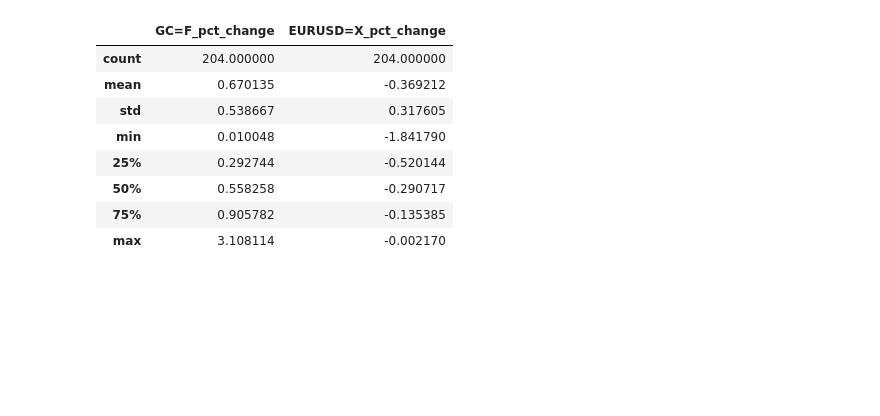
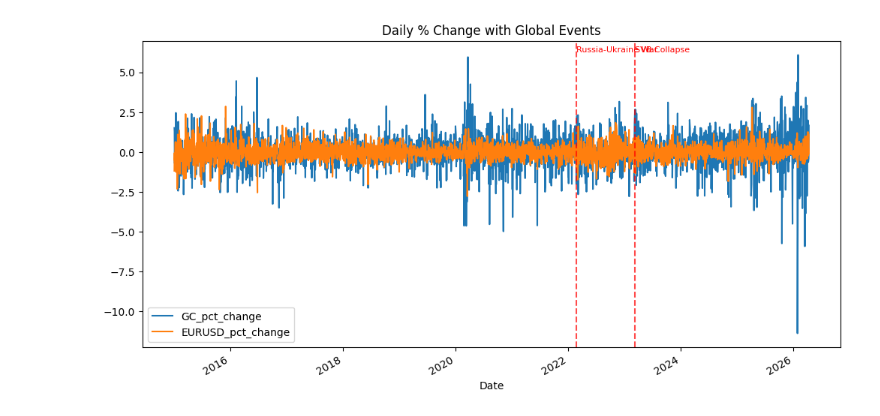
Before and after one commit to manish3089/Haven-Tracker, a Jupyter notebook: notebooks/gold-eurousd-volatility-eda.ipynb, the cells around one changed output. Saved outputs shown, nothing was run; the diff lists cells and outputs as text; code cells hidden in the pictures; blank space fills up the shorter version.

```diff
--- a/notebooks/gold-eurousd-volatility-eda.ipynb
+++ b/notebooks/gold-eurousd-volatility-eda.ipynb
@@ -146,12 +50,0 @@ plt.show()
-# %%
-flight_days[["GC=F_pct_change","EURUSD=X_pct_change"]].describe()
-# %% [output]
-|  | GC=F_pct_change | EURUSD=X_pct_change |
-| count | 204.000000 | 204.000000 |
-| mean | 0.670135 | -0.369212 |
-| std | 0.538667 | 0.317605 |
-| min | 0.010048 | -1.841790 |
-| 25% | 0.292744 | -0.520144 |
-| 50% | 0.558258 | -0.290717 |
-| 75% | 0.905782 | -0.135385 |
-| max | 3.108114 | -0.002170 |
@@ -157,0 +55,12 @@ flight_days[["GC=F_pct_change","EURUSD=X_pct_change"]].describe()
+# %%
+import matplotlib.pyplot as plt
+def plot_pct_change(data, events = None):
+    df[['GC_pct_change','EURUSD_pct_change']].plot(figsize=(12,6),title = 'Daily % Change with Global Events')
+
+    if events:
+        for event in events:
+            plt.axvline(pd.to_datetime(event['date']), color = 'red', linestyle ='--',alpha=0.7)
+            plt.text(pd.to_datetime(event['date']),plt.ylim()[1]*0.9,event['label'],rotation=360,
+                     fontsize=8,color='red')
+
+    plt.show()
@@ -157,0 +69,4 @@ flight_days[["GC=F_pct_change","EURUSD=X_pct_change"]].describe()
+# %%
+plot_pct_change(data,events)
+# %% [output]
+[figure, added]
```
Also changed, not shown: parts of 20 cells of this notebook, 1 other file.
